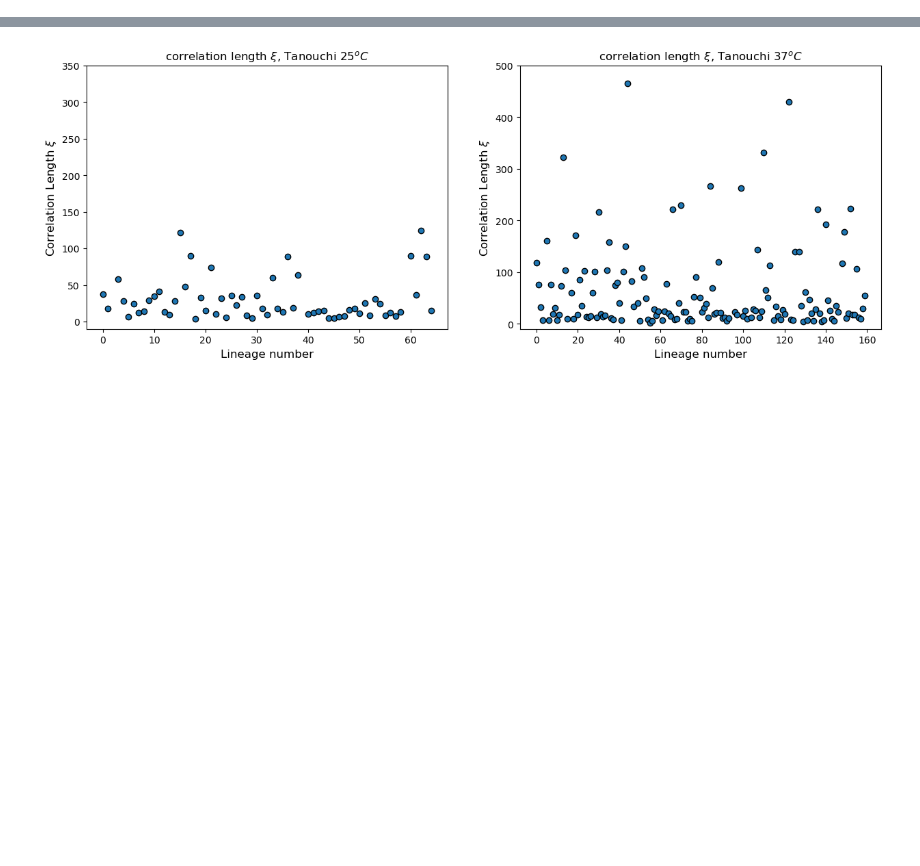
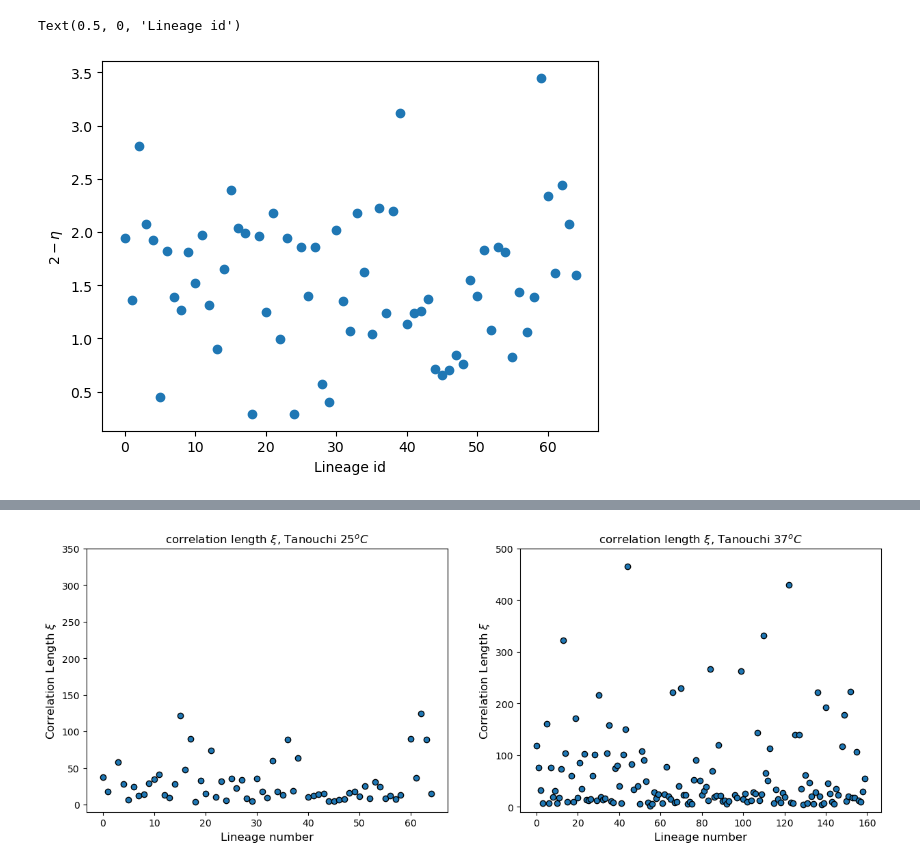
Before and after one commit to tommasoamico/masterThesis, a Jupyter notebook: code/jupyterNotebooks/realData/Tanouchi.ipynb, the cells around one changed output, grey strips where cells are left out. Cells and saved outputs as stored; diff of their text form; code cells hidden in the pictures; blank space fills up the shorter version.

```diff
--- a/code/jupyterNotebooks/realData/Tanouchi.ipynb
+++ b/code/jupyterNotebooks/realData/Tanouchi.ipynb
@@ -56,0 +70,8 @@ plt.show()
+# %%
+plt.scatter(range(len(list(map(lambda x: x[1][0], autocorrelationInfo25)))), list(
+    map(lambda x: x[1][0], autocorrelationInfo25)))
+plt.ylabel('$2-\eta$')
+plt.xlabel('Lineage id')
+# %% [output]
+Text(0.5, 0, 'Lineage id')
+[figure, added]
```
Also changed, not shown: parts of 12 cells of this notebook, 32 other files.
